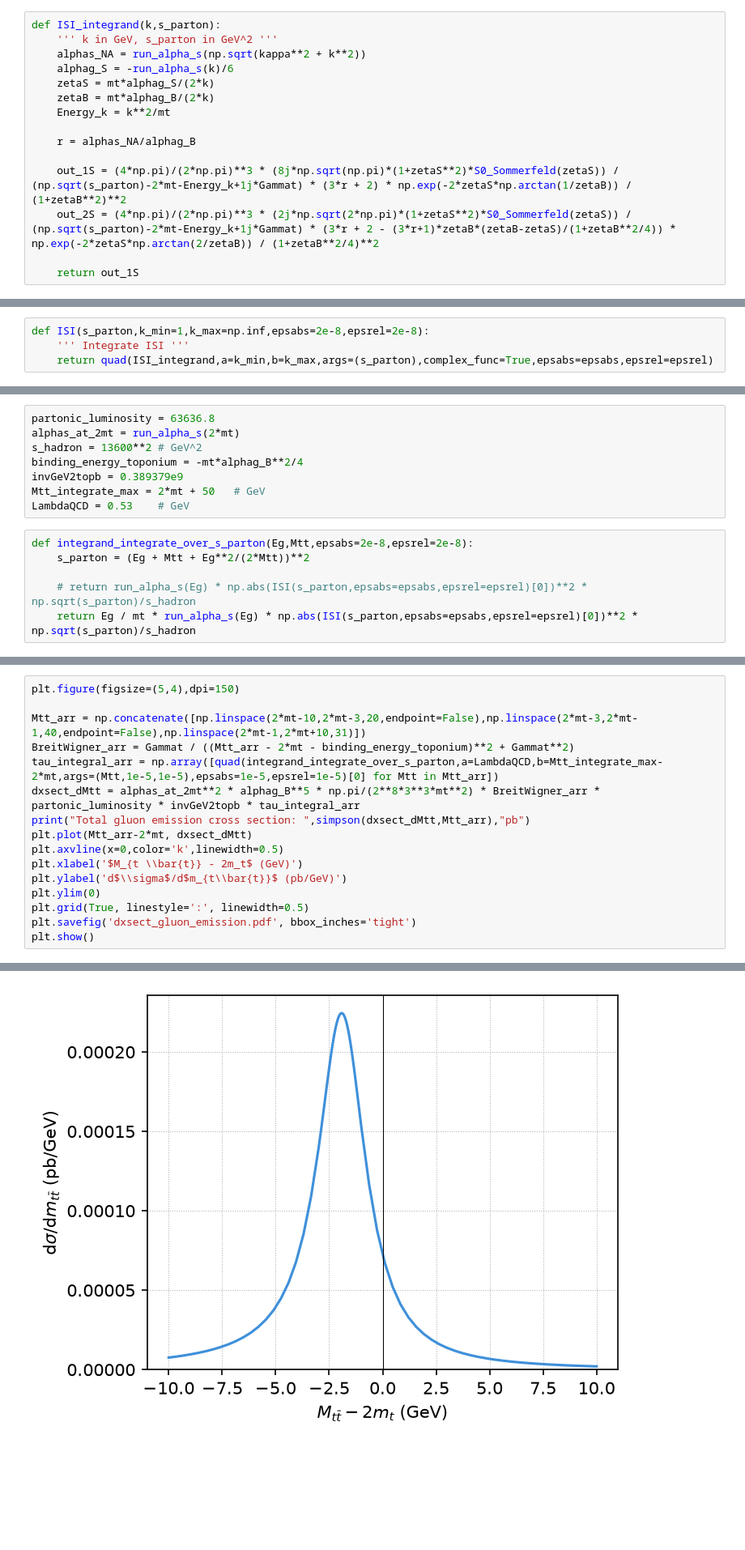
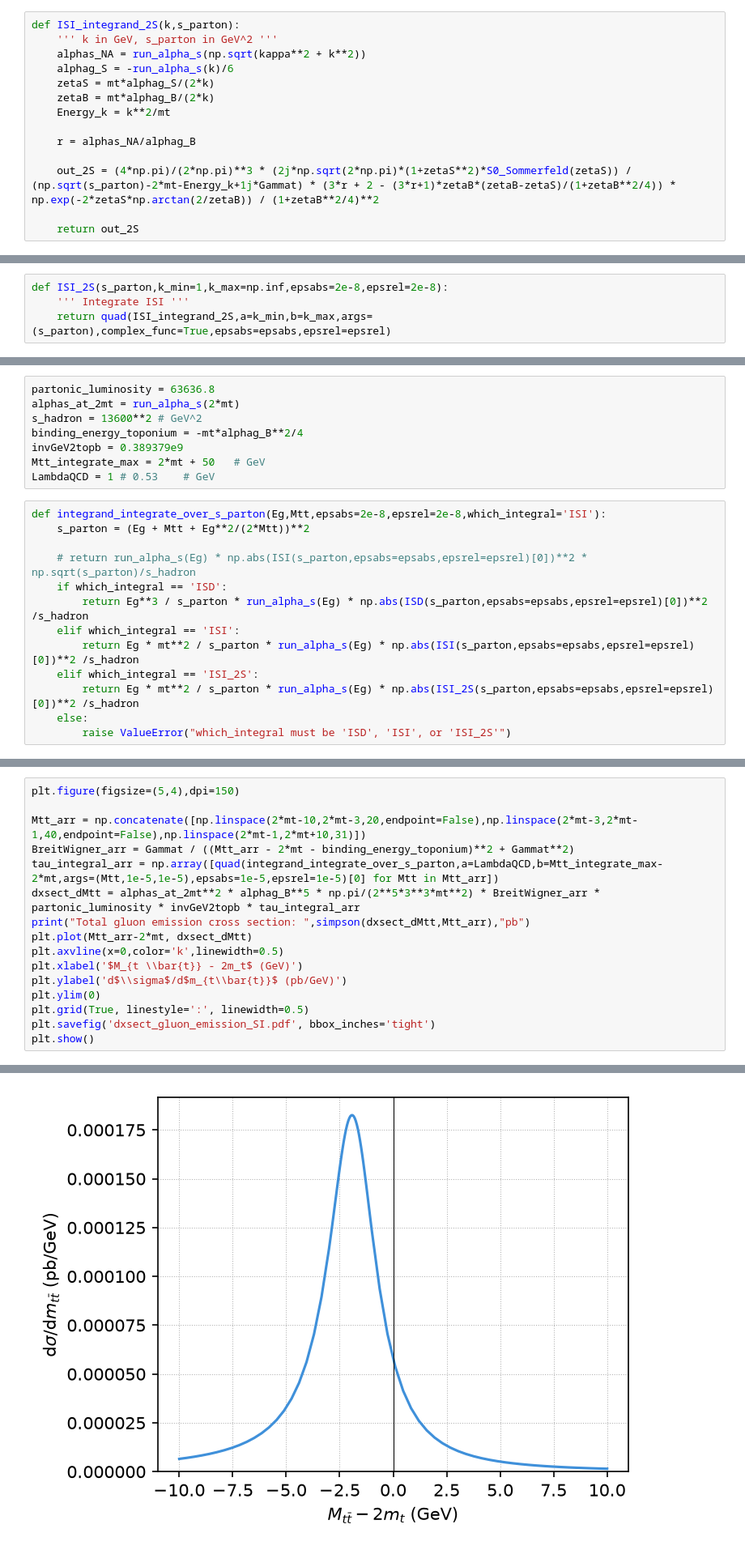
Before and after one commit to phananhvu1609/toponium, a Jupyter notebook: plot/analysis.ipynb, the cells around one changed output, grey strips where cells are left out. Shown at 81% size. Saved outputs shown, nothing was run; the diff lists cells and outputs as text; blank space fills up the shorter version.

```diff
--- a/plot/analysis.ipynb
+++ b/plot/analysis.ipynb
@@ -188,5 +252,5 @@ def S0_Sommerfeld(x):
 # %%
-def ISI_integrand(k,s_parton):
+def ISI_integrand_2S(k,s_parton):
     ''' k in GeV, s_parton in GeV^2 '''
     alphas_NA = run_alpha_s(np.sqrt(kappa**2 + k**2))
     alphag_S = -run_alpha_s(k)/6
@@ -196,10 +260,9 @@ def ISI_integrand(k,s_parton):
 
     r = alphas_NA/alphag_B
 
-    out_1S = (4*np.pi)/(2*np.pi)**3 * (8j*np.sqrt(np.pi)*(1+zetaS**2)*S0_Sommerfeld(zetaS)) / (np.sqrt(s_parton)-2*mt-Energy_k+1j*Gammat) * (3*r + 2) * np.exp(-2*zetaS*np.arctan(1/zetaB)) / (1+zetaB**2)**2
     out_2S = (4*np.pi)/(2*np.pi)**3 * (2j*np.sqrt(2*np.pi)*(1+zetaS**2)*S0_Sommerfeld(zetaS)) / (np.sqrt(s_parton)-2*mt-Energy_k+1j*Gammat) * (3*r + 2 - (3*r+1)*zetaB*(zetaB-zetaS)/(1+zetaB**2/4)) * np.exp(-2*zetaS*np.arctan(2/zetaB)) / (1+zetaB**2/4)**2
 
-    return out_1S
+    return out_2S
 # %%
 k_arr = np.logspace(np.log10(1),np.log10(100),401)
 
@@ -223,6 +286,6 @@ plt.show()
 # %%
-def ISI(s_parton,k_min=1,k_max=np.inf,epsabs=2e-8,epsrel=2e-8):
+def ISI_2S(s_parton,k_min=1,k_max=np.inf,epsabs=2e-8,epsrel=2e-8):
     ''' Integrate ISI '''
-    return quad(ISI_integrand,a=k_min,b=k_max,args=(s_parton),complex_func=True,epsabs=epsabs,epsrel=epsrel)
+    return quad(ISI_integrand_2S,a=k_min,b=k_max,args=(s_parton),complex_func=True,epsabs=epsabs,epsrel=epsrel)
 # %%
 sqrt_s_arr = np.linspace(2*mt-20,2*mt+50,201)
@@ -307,13 +362,20 @@ s_hadron = 13600**2 # GeV^2
 binding_energy_toponium = -mt*alphag_B**2/4
 invGeV2topb = 0.389379e9
 Mtt_integrate_max = 2*mt + 50   # GeV
-LambdaQCD = 0.53    # GeV
+LambdaQCD = 1 # 0.53    # GeV
 # %%
-def integrand_integrate_over_s_parton(Eg,Mtt,epsabs=2e-8,epsrel=2e-8):
+def integrand_integrate_over_s_parton(Eg,Mtt,epsabs=2e-8,epsrel=2e-8,which_integral='ISI'):
     s_parton = (Eg + Mtt + Eg**2/(2*Mtt))**2
 
     # return run_alpha_s(Eg) * np.abs(ISI(s_parton,epsabs=epsabs,epsrel=epsrel)[0])**2 * np.sqrt(s_parton)/s_hadron
-    return Eg / mt * run_alpha_s(Eg) * np.abs(ISI(s_parton,epsabs=epsabs,epsrel=epsrel)[0])**2 * np.sqrt(s_parton)/s_hadron
+    if which_integral == 'ISD':
+        return Eg**3 / s_parton * run_alpha_s(Eg) * np.abs(ISD(s_parton,epsabs=epsabs,epsrel=epsrel)[0])**2 /s_hadron
+    elif which_integral == 'ISI':
+        return Eg * mt**2 / s_parton * run_alpha_s(Eg) * np.abs(ISI(s_parton,epsabs=epsabs,epsrel=epsrel)[0])**2 /s_hadron
+    elif which_integral == 'ISI_2S':
+        return Eg * mt**2 / s_parton * run_alpha_s(Eg) * np.abs(ISI_2S(s_parton,epsabs=epsabs,epsrel=epsrel)[0])**2 /s_hadron
+    else:
+        raise ValueError("which_integral must be 'ISD', 'ISI', or 'ISI_2S'")
 # %%
 tmp=[quad(integrand_integrate_over_s_parton,a=LambdaQCD,b=Mtt_integrate_max-2*mt,args=(Mtt,1e-3,1e-3),epsabs=1e-3,epsrel=1e-3)[0] for Mtt in [2*mt-10, 2*mt, 2*mt+2, 2*mt+10]]
 np.array(tmp)
@@ -325,7 +389,7 @@ plt.figure(figsize=(5,4),dpi=150)
 Mtt_arr = np.concatenate([np.linspace(2*mt-10,2*mt-3,20,endpoint=False),np.linspace(2*mt-3,2*mt-1,40,endpoint=False),np.linspace(2*mt-1,2*mt+10,31)])
 BreitWigner_arr = Gammat / ((Mtt_arr - 2*mt - binding_energy_toponium)**2 + Gammat**2)
 tau_integral_arr = np.array([quad(integrand_integrate_over_s_parton,a=LambdaQCD,b=Mtt_integrate_max-2*mt,args=(Mtt,1e-5,1e-5),epsabs=1e-5,epsrel=1e-5)[0] for Mtt in Mtt_arr])
-dxsect_dMtt = alphas_at_2mt**2 * alphag_B**5 * np.pi/(2**8*3**3*mt**2) * BreitWigner_arr * partonic_luminosity * invGeV2topb * tau_integral_arr
+dxsect_dMtt = alphas_at_2mt**2 * alphag_B**5 * np.pi/(2**5*3**3*mt**2) * BreitWigner_arr * partonic_luminosity * invGeV2topb * tau_integral_arr
 print("Total gluon emission cross section: ",simpson(dxsect_dMtt,Mtt_arr),"pb")
 plt.plot(Mtt_arr-2*mt, dxsect_dMtt)
 plt.axvline(x=0,color='k',linewidth=0.5)
@@ -333,6 +397,6 @@ plt.xlabel('$M_{t \\bar{t}} - 2m_t$ (GeV)')
 plt.ylabel('d$\\sigma$/d$m_{t\\bar{t}}$ (pb/GeV)')
 plt.ylim(0)
 plt.grid(True, linestyle=':', linewidth=0.5)
-plt.savefig('dxsect_gluon_emission.pdf', bbox_inches='tight')
+plt.savefig('dxsect_gluon_emission_SI.pdf', bbox_inches='tight')
 plt.show()
 # %% [output]
@@ -340 +404 @@ Total gluon emission cross section:  0.0008690360060147716 pb
-[figure, old version]
+[figure, new version]
```
Also changed, not shown: parts of 27 cells of this notebook, 22 other files.
